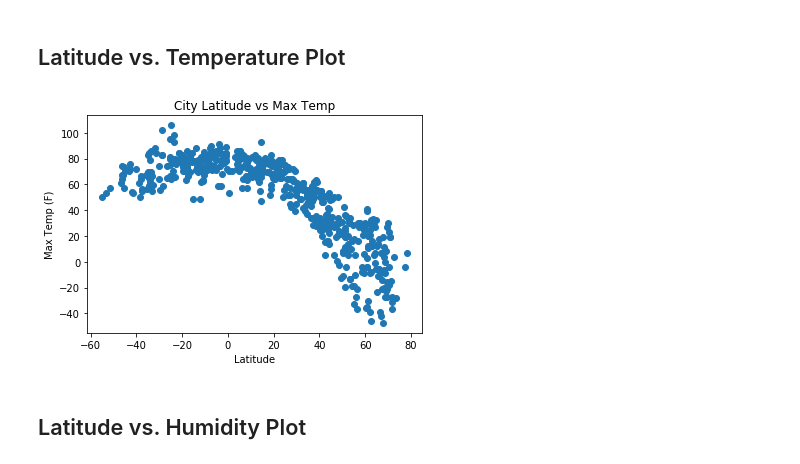
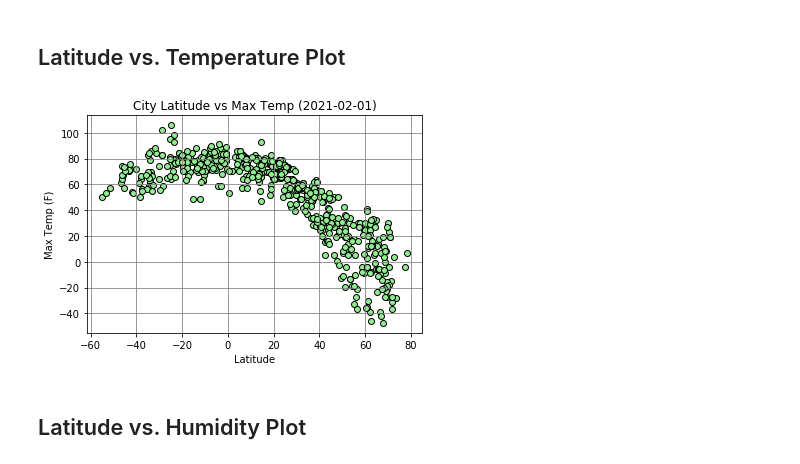
Before and after one commit to khartmann5/python-api-challenge, a Jupyter notebook: WeatherPy/WeatherPy.ipynb, the cells around one changed output. Drawn from its saved outputs; the diff is of its cells as text; code cells hidden in the pictures.

Commit message:
saving first scatter plot

```diff
--- a/WeatherPy/WeatherPy.ipynb
+++ b/WeatherPy/WeatherPy.ipynb
@@ -186,14 +186,16 @@ dtype: int64
 # %%
 # Create a scattor plot of latitude vs temperature
 x = weather_df["Lat"]
 y = weather_df["Max temp"]
-plt.scatter(x,y)
-plt.title("City Latitude vs Max Temp")
+plt.scatter(x,y,edgecolors="black",facecolors="lightgreen")
+plt.title("City Latitude vs Max Temp (2021-02-01)")
 plt.xlabel("Latitude")
 plt.ylabel("Max Temp (F)")
+plt.grid(b=True,which="major",axis="both",linestyle="-",color="grey")
+plt.savefig("output_data/City_vs_MaxTemp_20210201")
 plt.show()
 # %% [output]
-[figure, old version]
+[figure, new version]
 # %% [markdown]
 ## Latitude vs. Humidity Plot
 # %%
```
Also changed, not shown: parts of 1 cell of this notebook, 1 other file.
